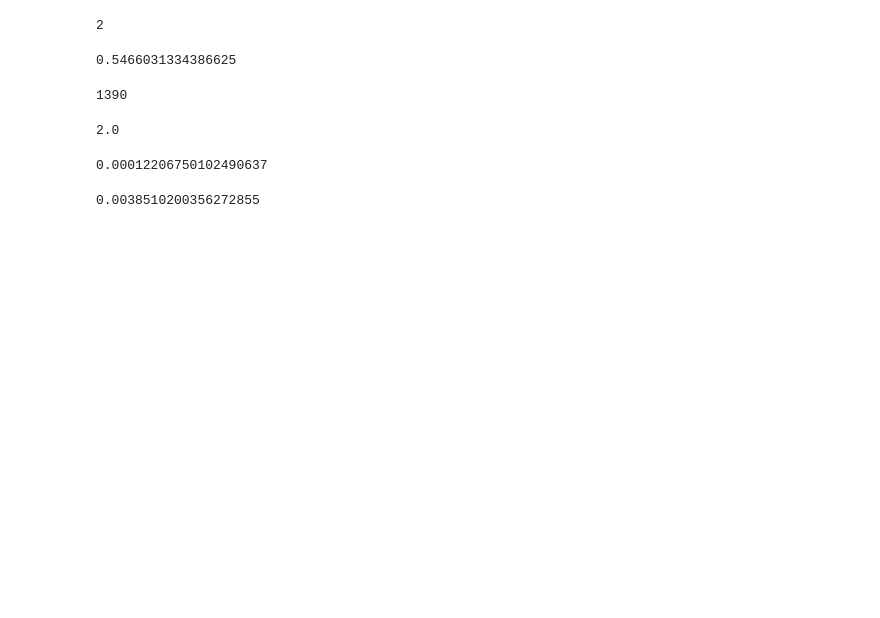
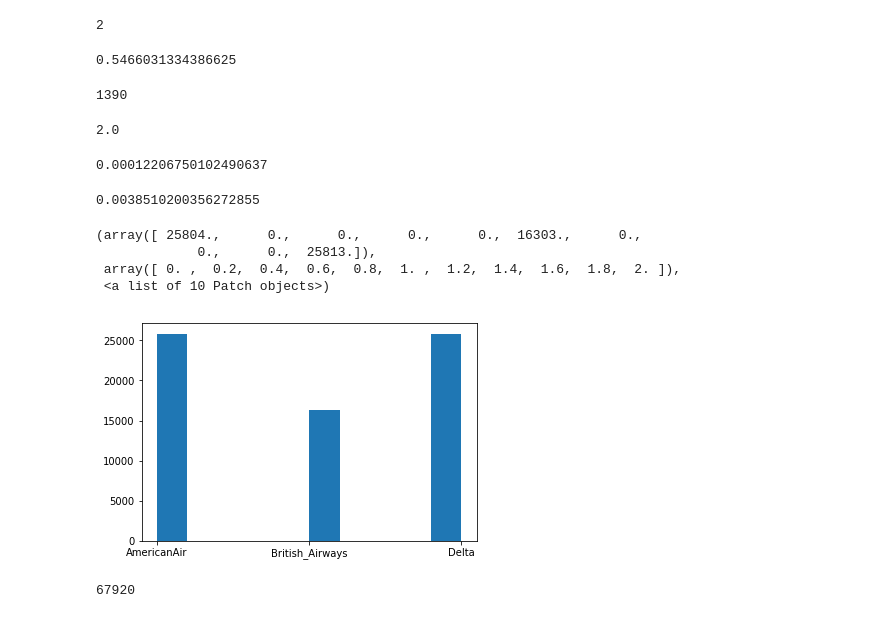
Before and after one commit to tomahawklin/CustomerSupportBot, a Jupyter notebook: DataDescription.ipynb, the cells around one changed output. Cells and saved outputs as stored; diff of their text form; code cells hidden in the pictures; blank space fills up the shorter version.

Commit message:
Airlines

```diff
--- a/DataDescription.ipynb
+++ b/DataDescription.ipynb
@@ -285,3 +278,25 @@ for h in heap:
 count / len(heap)
 # %% [output]
 0.0038510200356272855
+# %%
+# Drop these cases
+heap = [h for h in heap if len(set([t.author_id for t in h.tweets if t.author_id in names])) == 1]
+# %%
+# Assign company label to each dialogue
+for h in heap:
+    h.company = [t.author_id for t in h.tweets if t.author_id in names][0]
+# %%
+airlines = [h for h in heap if h.company in ['Delta', 'AmericanAir', 'British_Airways']]
+# %%
+plt.hist([h.company for h in airlines])
+# %% [output]
+(array([ 25804.,      0.,      0.,      0.,      0.,  16303.,      0.,
+             0.,      0.,  25813.]),
+ array([ 0. ,  0.2,  0.4,  0.6,  0.8,  1. ,  1.2,  1.4,  1.6,  1.8,  2. ]),
+ <a list of 10 Patch objects>)
+[figure, added]
+# %%
+# Number of dialogues in airline companies
+len(airlines)
+# %% [output]
+67920
```
Also changed, not shown: parts of 23 cells of this notebook.
